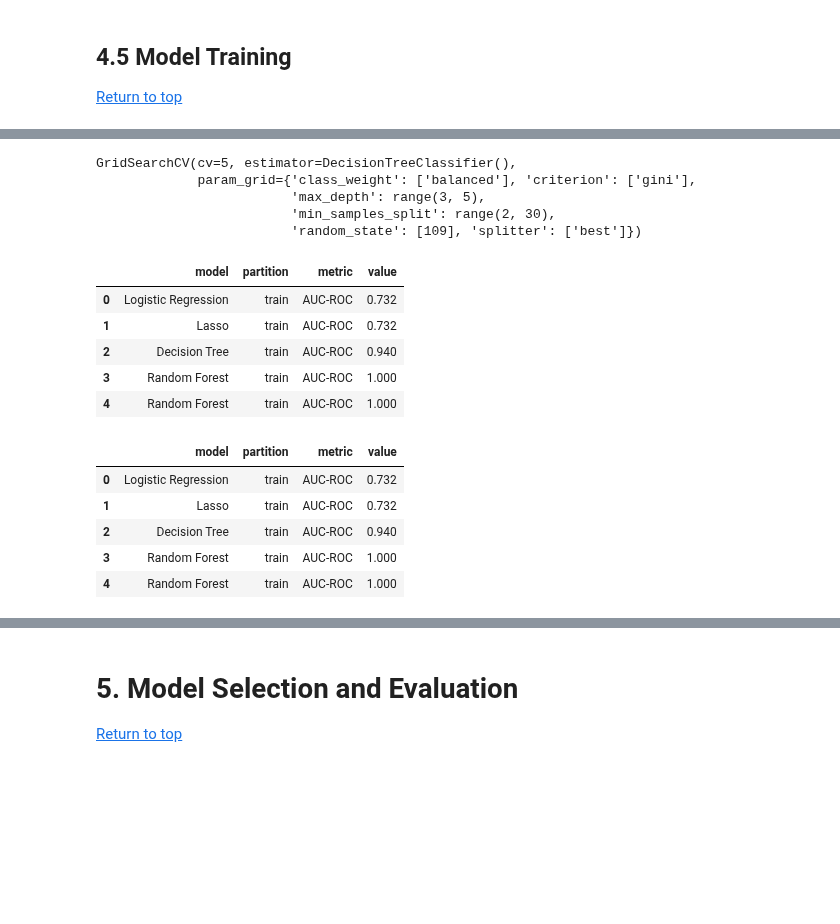
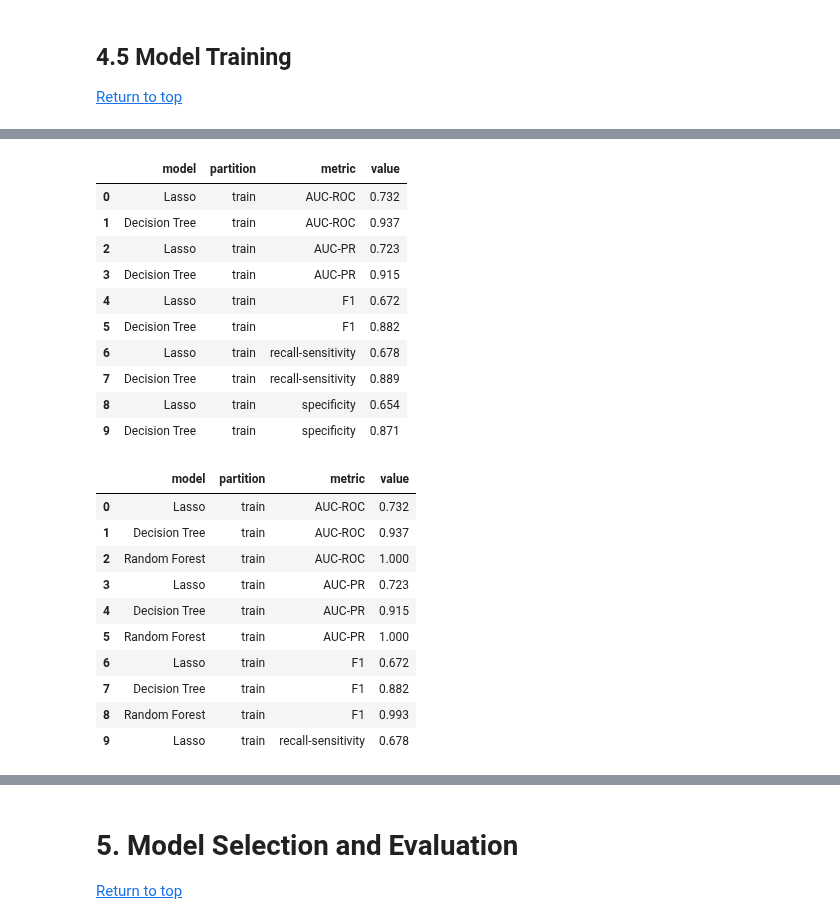
Before and after one commit to stevenworthington/cs109a_final_project, a Jupyter notebook: code/cs109a_final_report.ipynb, the cells around one changed output, grey strips where cells are left out. Cells and saved outputs as stored; diff of their text form; code cells hidden in the pictures; blank space fills up the shorter version.

```diff
--- a/code/cs109a_final_report.ipynb
+++ b/code/cs109a_final_report.ipynb
@@ -444,7 +419,7 @@ lasso_test_acc = lasso.score(X_test, y_test)
 # %%
 # save metrics for lasso
 data = (X_train, X_test, y_train, y_test)
-results.append(get_performance_metrics(lasso, 'Lasso', data))
-get_results_df(results).head()
+results = [get_performance_metrics(lasso, 'Lasso', data)]
+get_results_df(results)
 # %% [output]
 |  | model | partition | metric | value |
@@ -456,38 +438,53 @@ get_results_df(results).head()
 # %%
-# Decision Tree
+# Single Decision Tree
 
+# hyperparameter tuning dictionary
 params = {'random_state': [109],
           'criterion': ['gini'],
           'splitter': ['best'],
+          'max_depth': range(3, 5),
+          'min_samples_split': range(2, 30),
+          'min_samples_leaf': [1],
+          'min_weight_fraction_leaf': [0.0],
+          'max_features': [None],
+          'max_leaf_nodes': [None],
+          'min_impurity_decrease': [0.0],
           'class_weight': ['balanced'],
-          'min_samples_split': range(2, 30),
-          'max_depth': range(3, 5)
+          'ccp_alpha': [0.0]
          }
 
-dt = GridSearchCV(estimator=DecisionTreeClassifier(),
-                  param_grid=params,
-                  cv=5)
+# 10-fold CV
+dt = GridSearchCV(
+    estimator=DecisionTreeClassifier(),
+    param_grid=params,
+    cv=10,
+    scoring='roc_auc',
+    return_train_score=True
+).fit(X_train, y_train)
 
-dt.fit(X_train, y_train)
-# dt.cost_complexity_pruning_path(X_train, y_train)
+# refitting outside of GridSearchCV so that we can extract Variable Importances later
+dt_tuned = DecisionTreeClassifier(
+    max_depth=dt.best_params_['max_depth'],
+    min_samples_split=dt.best_params_['min_samples_split'],
+    random_state=109
+).fit(X_train, y_train)
-# %% [output]
-GridSearchCV(cv=5, estimator=DecisionTreeClassifier(),
-             param_grid={'class_weight': ['balanced'], 'criterion': ['gini'],
-                         'max_depth': range(3, 5),
-                         'min_samples_split': range(2, 30),
-                         'random_state': [109], 'splitter': ['best']})
 # %%
 # save metrics for decision tree
 data = (X_train, X_test, y_train, y_test)
-results.append(get_performance_metrics(dt, 'Decision Tree', data))
-get_results_df(results).head()
+results.append(get_performance_metrics(dt_tuned, 'Decision Tree', data))
+get_results_df(results).head(10)
 # %% [output]
 |  | model | partition | metric | value |
-| 0 | Logistic Regression | train | AUC-ROC | 0.732 |
-| 1 | Lasso | train | AUC-ROC | 0.732 |
-| 2 | Decision Tree | train | AUC-ROC | 0.940 |
-| 3 | Random Forest | train | AUC-ROC | 1.000 |
-| 4 | Random Forest | train | AUC-ROC | 1.000 |
+| 0 | Lasso | train | AUC-ROC | 0.732 |
+| 1 | Decision Tree | train | AUC-ROC | 0.937 |
+| 2 | Lasso | train | AUC-PR | 0.723 |
+| 3 | Decision Tree | train | AUC-PR | 0.915 |
+| 4 | Lasso | train | F1 | 0.672 |
+| 5 | Decision Tree | train | F1 | 0.882 |
+| 6 | Lasso | train | recall-sensitivity | 0.678 |
+| 7 | Decision Tree | train | recall-sensitivity | 0.889 |
+| 8 | Lasso | train | specificity | 0.654 |
+| 9 | Decision Tree | train | specificity | 0.871 |
 # %%
 # Random Forest
 
@@ -509,12 +525,17 @@ rf_tuned = RandomForestClassifier(
 # %%
 # save metrics for random forest
 data = (X_train, X_test, y_train, y_test)
-results.append(get_performance_metrics(rf, 'Random Forest', data))
-get_results_df(results).head()
+results.append(get_performance_metrics(rf_tuned, 'Random Forest', data))
+get_results_df(results).head(10)
 # %% [output]
 |  | model | partition | metric | value |
-| 0 | Logistic Regression | train | AUC-ROC | 0.732 |
-| 1 | Lasso | train | AUC-ROC | 0.732 |
-| 2 | Decision Tree | train | AUC-ROC | 0.940 |
-| 3 | Random Forest | train | AUC-ROC | 1.000 |
-| 4 | Random Forest | train | AUC-ROC | 1.000 |
+| 0 | Lasso | train | AUC-ROC | 0.732 |
+| 1 | Decision Tree | train | AUC-ROC | 0.937 |
+| 2 | Random Forest | train | AUC-ROC | 1.000 |
+| 3 | Lasso | train | AUC-PR | 0.723 |
+| 4 | Decision Tree | train | AUC-PR | 0.915 |
+| 5 | Random Forest | train | AUC-PR | 1.000 |
+| 6 | Lasso | train | F1 | 0.672 |
+| 7 | Decision Tree | train | F1 | 0.882 |
+| 8 | Random Forest | train | F1 | 0.993 |
+| 9 | Lasso | train | recall-sensitivity | 0.678 |
```
Also changed, not shown: parts of 13 cells of this notebook, 1 other file.
